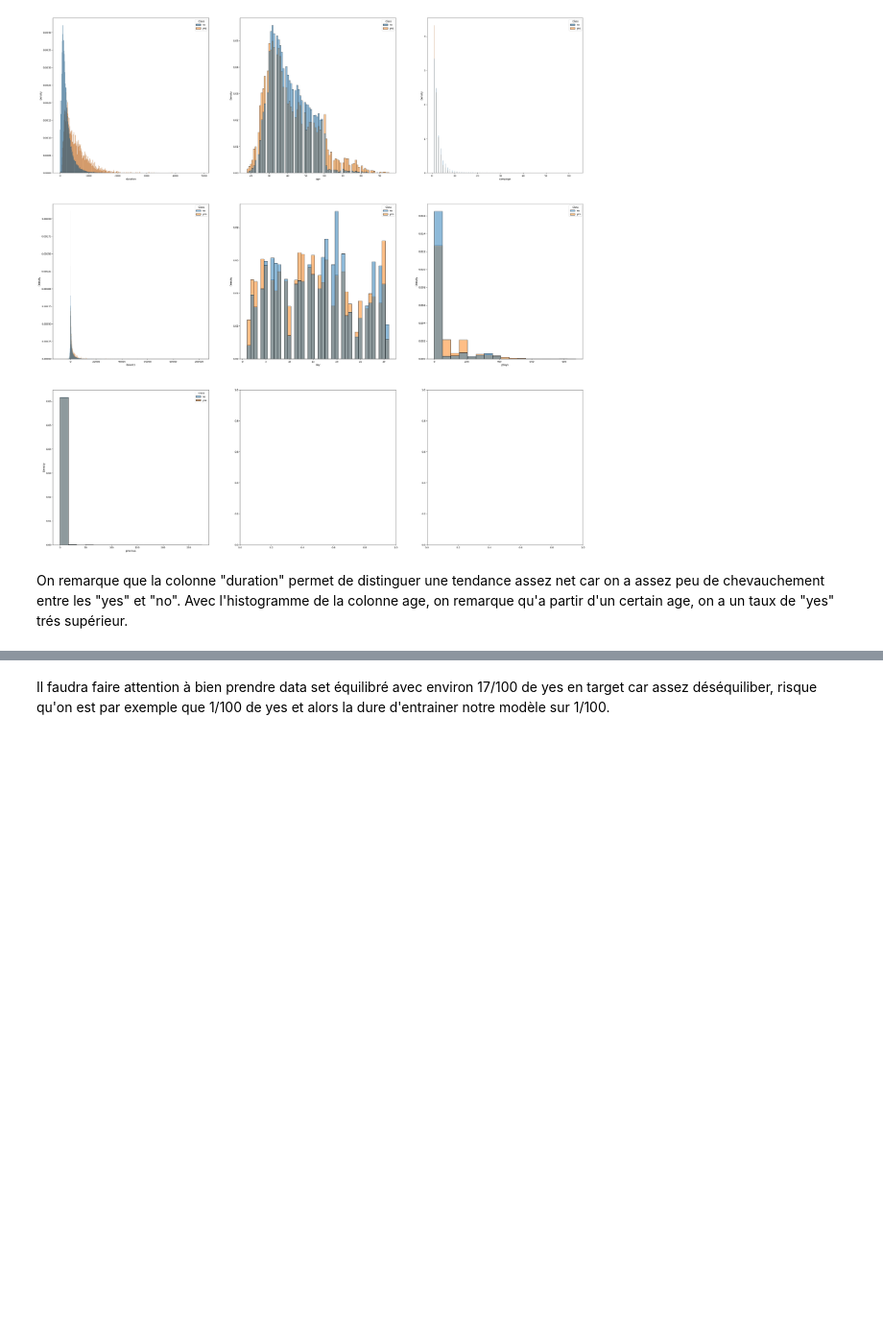
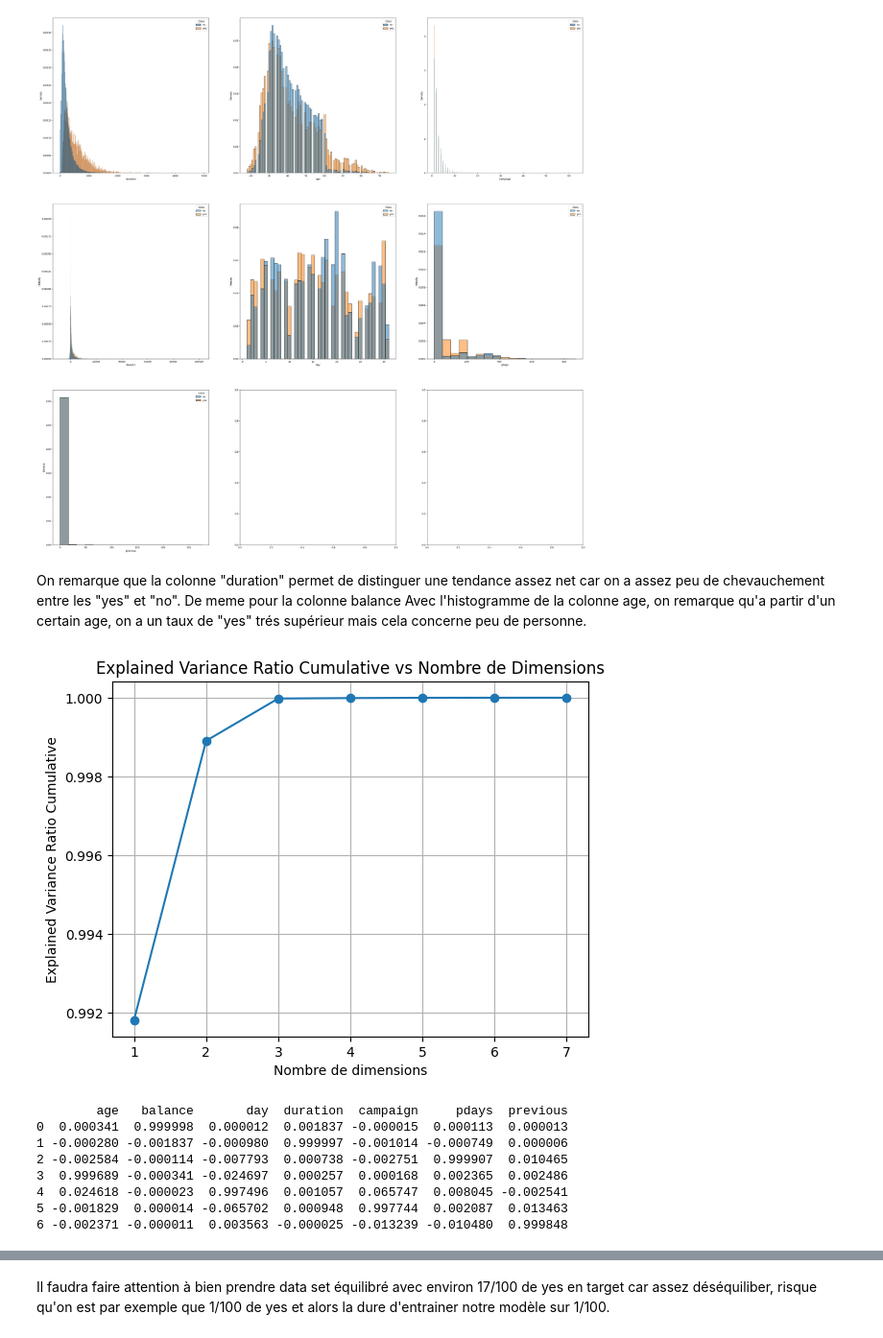
Before and after one commit to MaxenceAr/Projet_AAA, a Jupyter notebook: Copie_de_Projet_AAA_ARHOUL_REVEL.ipynb, the cells around one changed output, grey strips where cells are left out. Shown at 96% size. Saved outputs shown, nothing was run; the diff lists cells and outputs as text; code cells hidden in the pictures; blank space fills up the shorter version.

```diff
--- a/Copie_de_Projet_AAA_ARHOUL_REVEL.ipynb
+++ b/Copie_de_Projet_AAA_ARHOUL_REVEL.ipynb
@@ -184,5 +186,36 @@ plt.show()
 # %% [output]
 [figure]
 # %% [markdown]
-On remarque que la colonne "duration" permet de distinguer une tendance assez net car on a assez peu de chevauchement entre les "yes" et "no".
-Avec l'histogramme de la colonne age, on remarque qu'a partir d'un certain age, on a un taux de "yes" trés supérieur.
+On remarque que la colonne "duration" permet de distinguer une tendance assez net car on a assez peu de chevauchement entre les "yes" et "no". De meme pour la colonne balance
+Avec l'histogramme de la colonne age, on remarque qu'a partir d'un certain age, on a un taux de "yes" trés supérieur mais cela concerne peu de personne.
+# %%
+# Appliquer PCA
+pca = PCA()
+X_num = X[numerical_features]
+
+X_pca = pca.fit_transform(X_num)
+
+# Calculer l'explication de la variance cumulative
+explained_variance_ratio_cumulative = np.cumsum(pca.explained_variance_ratio_)
+
+# Tracer la courbe de l'explication de la variance en fonction du nombre de dimensions
+plt.plot(range(1, len(explained_variance_ratio_cumulative) + 1), explained_variance_ratio_cumulative, marker='o')
+plt.xlabel('Nombre de dimensions')
+plt.ylabel('Explained Variance Ratio Cumulative')
+plt.title('Explained Variance Ratio Cumulative vs Nombre de Dimensions')
+plt.grid(True)
+plt.show()
+# Supposons que pca soit votre objet PCA
+components = pca.components_
+components_df = pd.DataFrame(components, columns=numerical_features)
+print(components_df)
+# %% [output]
+[figure, added]
+        age   balance       day  duration  campaign     pdays  previous
+0  0.000341  0.999998  0.000012  0.001837 -0.000015  0.000113  0.000013
+1 -0.000280 -0.001837 -0.000980  0.999997 -0.001014 -0.000749  0.000006
+2 -0.002584 -0.000114 -0.007793  0.000738 -0.002751  0.999907  0.010465
+3  0.999689 -0.000341 -0.024697  0.000257  0.000168  0.002365  0.002486
+4  0.024618 -0.000023  0.997496  0.001057  0.065747  0.008045 -0.002541
+5 -0.001829  0.000014 -0.065702  0.000948  0.997744  0.002087  0.013463
+6 -0.002371 -0.000011  0.003563 -0.000025 -0.013239 -0.010480  0.999848
```
Also changed, not shown: parts of 4 cells of this notebook.
